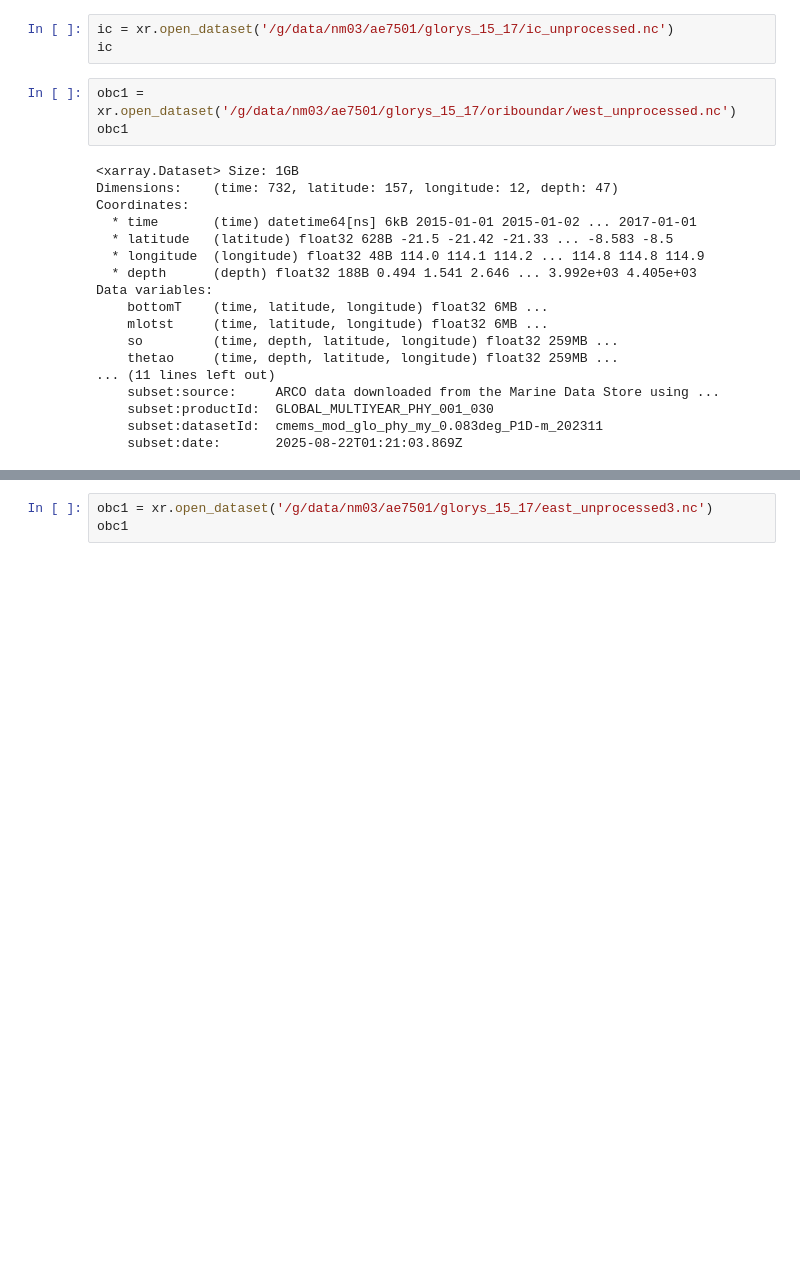
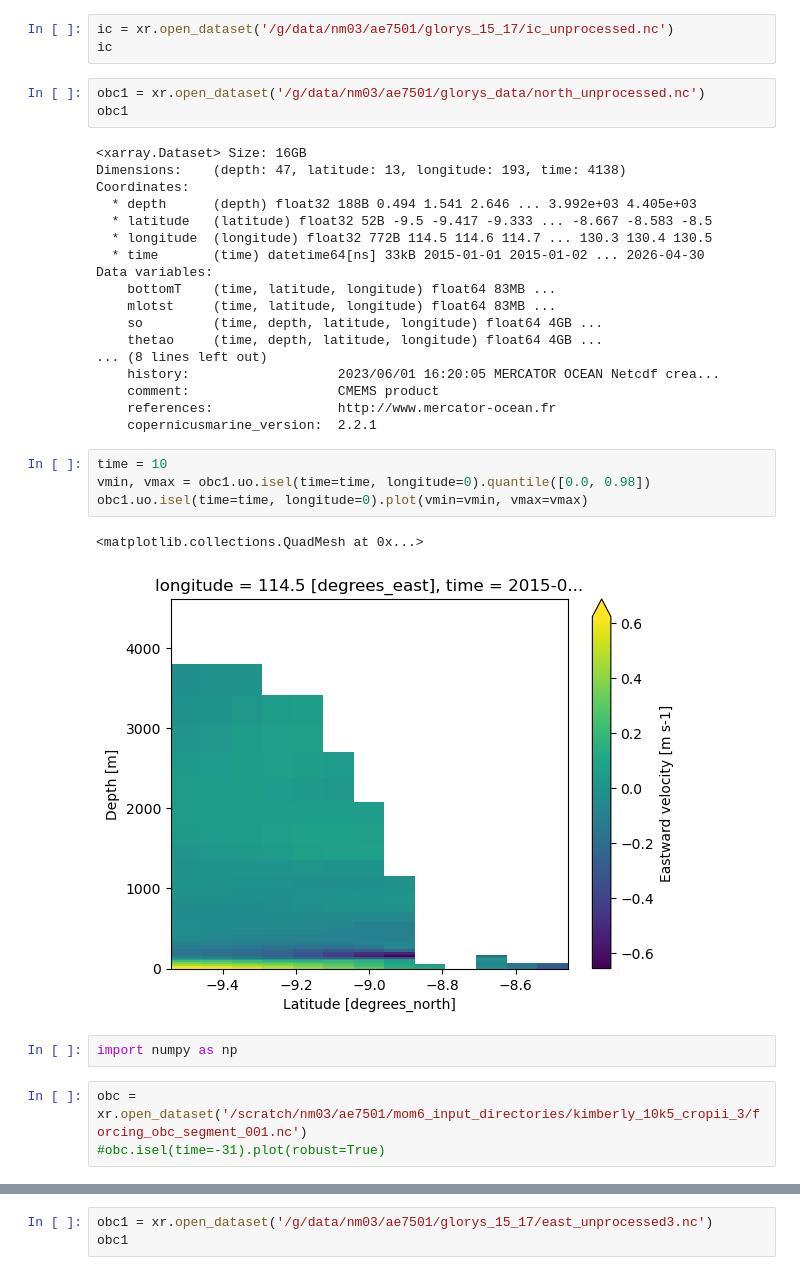
Before and after one commit to AVEllepola/create_mom6_notebooks, a Jupyter notebook: create_init_and_check forcings.ipynb, the cells around one changed output, grey strips where cells are left out. Saved outputs shown, nothing was run; the diff lists cells and outputs as text; blank space fills up the shorter version.

```diff
--- a/create_init_and_check forcings.ipynb
+++ b/create_init_and_check forcings.ipynb
@@ -171,23 +172,35 @@ Attributes:
 ic = xr.open_dataset('/g/data/nm03/ae7501/glorys_15_17/ic_unprocessed.nc')
 ic
 # %%
-obc1 = xr.open_dataset('/g/data/nm03/ae7501/glorys_15_17/oriboundar/west_unprocessed.nc')
+obc1 = xr.open_dataset('/g/data/nm03/ae7501/glorys_data/north_unprocessed.nc')
 obc1
 # %% [output]
-<xarray.Dataset> Size: 1GB
-Dimensions:    (time: 732, latitude: 157, longitude: 12, depth: 47)
+<xarray.Dataset> Size: 16GB
+Dimensions:    (depth: 47, latitude: 13, longitude: 193, time: 4138)
 Coordinates:
-  * time       (time) datetime64[ns] 6kB 2015-01-01 2015-01-02 ... 2017-01-01
-  * latitude   (latitude) float32 628B -21.5 -21.42 -21.33 ... -8.583 -8.5
-  * longitude  (longitude) float32 48B 114.0 114.1 114.2 ... 114.8 114.8 114.9
   * depth      (depth) float32 188B 0.494 1.541 2.646 ... 3.992e+03 4.405e+03
+  * latitude   (latitude) float32 52B -9.5 -9.417 -9.333 ... -8.667 -8.583 -8.5
+  * longitude  (longitude) float32 772B 114.5 114.6 114.7 ... 130.3 130.4 130.5
+  * time       (time) datetime64[ns] 33kB 2015-01-01 2015-01-02 ... 2026-04-30
 Data variables:
-    bottomT    (time, latitude, longitude) float32 6MB ...
-    mlotst     (time, latitude, longitude) float32 6MB ...
-    so         (time, depth, latitude, longitude) float32 259MB ...
-    thetao     (time, depth, latitude, longitude) float32 259MB ...
-... (11 lines left out)
-    subset:source:     ARCO data downloaded from the Marine Data Store using ...
-    subset:productId:  GLOBAL_MULTIYEAR_PHY_001_030
-    subset:datasetId:  cmems_mod_glo_phy_my_0.083deg_P1D-m_202311
-    subset:date:       2025-08-22T01:21:03.869Z
+    bottomT    (time, latitude, longitude) float64 83MB ...
+    mlotst     (time, latitude, longitude) float64 83MB ...
+    so         (time, depth, latitude, longitude) float64 4GB ...
+    thetao     (time, depth, latitude, longitude) float64 4GB ...
+... (8 lines left out)
+    history:                   2023/06/01 16:20:05 MERCATOR OCEAN Netcdf crea...
+    comment:                   CMEMS product
+    references:                http://www.mercator-ocean.fr
+    copernicusmarine_version:  2.2.1
+# %%
+time = 10
+vmin, vmax = obc1.uo.isel(time=time, longitude=0).quantile([0.0, 0.98])
+obc1.uo.isel(time=time, longitude=0).plot(vmin=vmin, vmax=vmax)
+# %% [output]
+<matplotlib.collections.QuadMesh at 0x...>
+[figure, added]
+# %%
+import numpy as np
+# %%
+obc = xr.open_dataset('/scratch/nm03/ae7501/mom6_input_directories/kimberly_10k5_cropii_3/forcing_obc_segment_001.nc')
+#obc.isel(time=-31).plot(robust=True)
```
Also changed, not shown: parts of 12 cells of this notebook, 10 other files.
